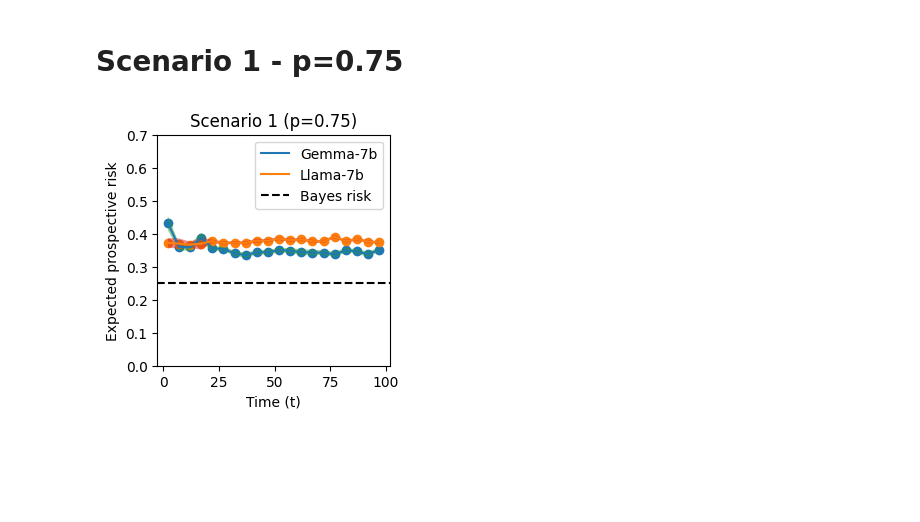
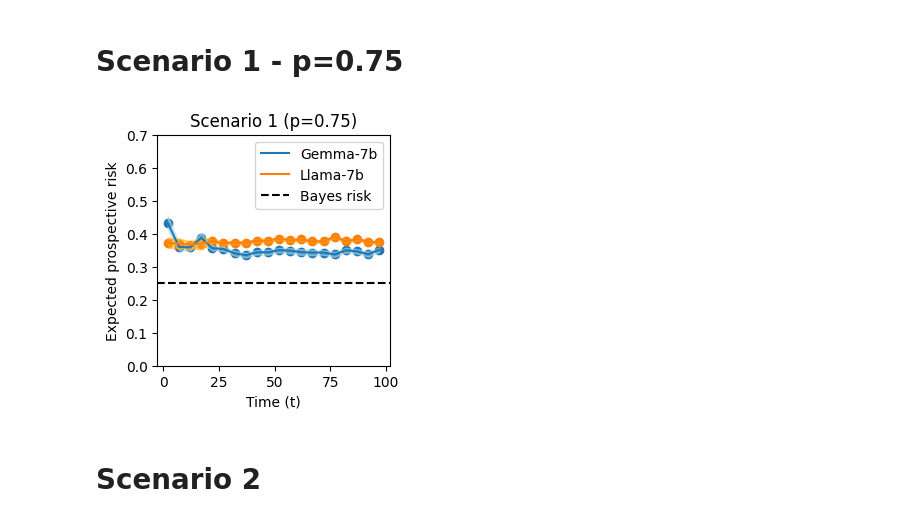
Before and after one commit to YuxinB/ProL, a Jupyter notebook: llm/notebooks/llm_prob.ipynb, the cells around one changed output. Saved outputs shown, nothing was run; the diff lists cells and outputs as text; code cells hidden in the pictures; blank space fills up the shorter version.

```diff
--- a/llm/notebooks/llm_prob.ipynb
+++ b/llm/notebooks/llm_prob.ipynb
@@ -82,27 +103,29 @@ std_l = llama_s1.std(1)[:, 1] / np.sqrt(100.0)
 # %%
 plt.figure(figsize=(3, 3))
 plt.plot(perf[:, 0], perf[:, 1])
 plt.plot(perf[:, 0], llama_s1.mean(1)[:, 1])
 plt.axhline(y=0.25, color='black', linestyle='--')
 
 plt.scatter(perf[:, 0], perf[:, 1])
 plt.scatter(perf[:, 0], llama_s1.mean(1)[:, 1])
 
 
-plt.fill_between(perf[:, 0], mean - std, mean + std, alpha=0.5)
-plt.fill_between(perf[:, 0], mean_l - std_l, mean_l + std_l, alpha=0.5)
+plt.fill_between(perf[:, 0], mean - std, mean + std, alpha=0.5, color='lightblue')
+plt.fill_between(perf[:, 0], mean_l - std_l, mean_l + std_l, alpha=0.5, color='orange')
 
 
 
 plt.ylim([0, 0.7])
 
 plt.title("Scenario 1 (p=0.75)")
 plt.xlabel("Time (t)")
 plt.ylabel("Expected prospective risk")
 plt.legend(["Gemma-7b", "Llama-7b", 'Bayes risk'])
 
-#plt.savefig("../figures/scenario1_p75.pdf", bbox_inches="tight")
+plt.savefig("../figures/scenario1_p75.pdf", bbox_inches="tight")
 
 plt.show()
 # %% [output]
-[figure, old version]
+[figure, new version]
+# %% [markdown]
+# Scenario 2
```
Also changed, not shown: parts of 13 cells of this notebook, 11 other files.
